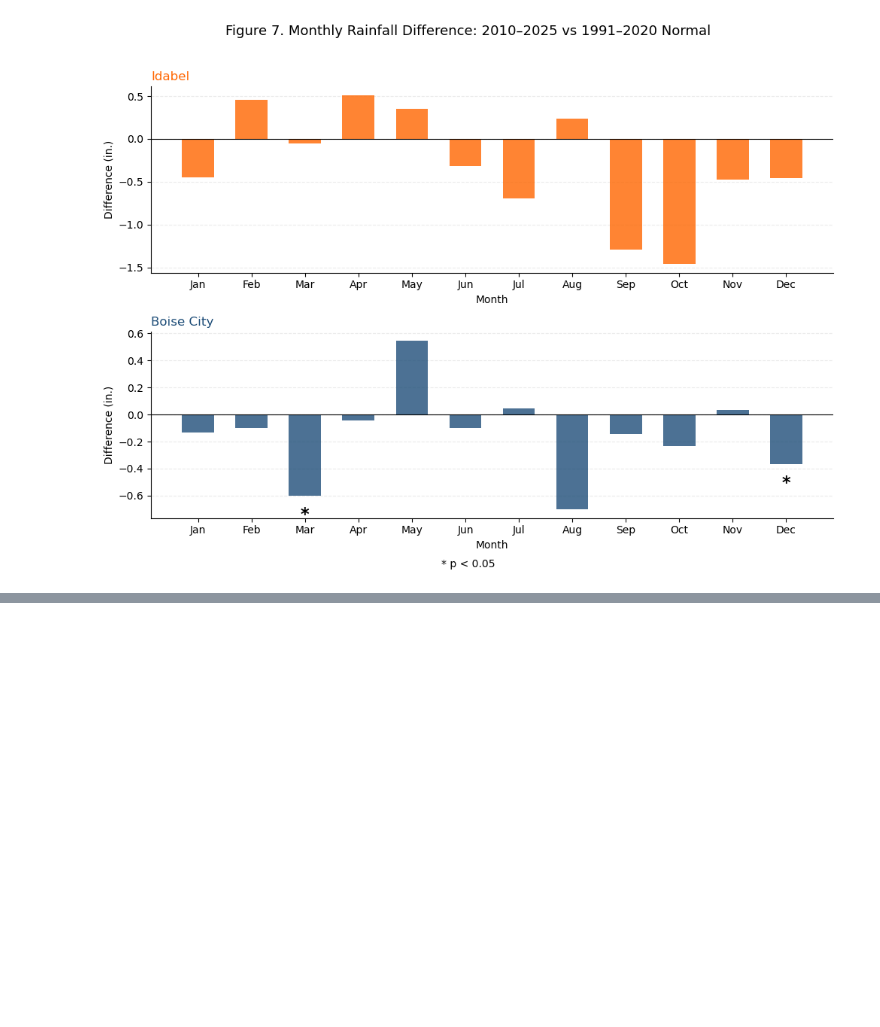
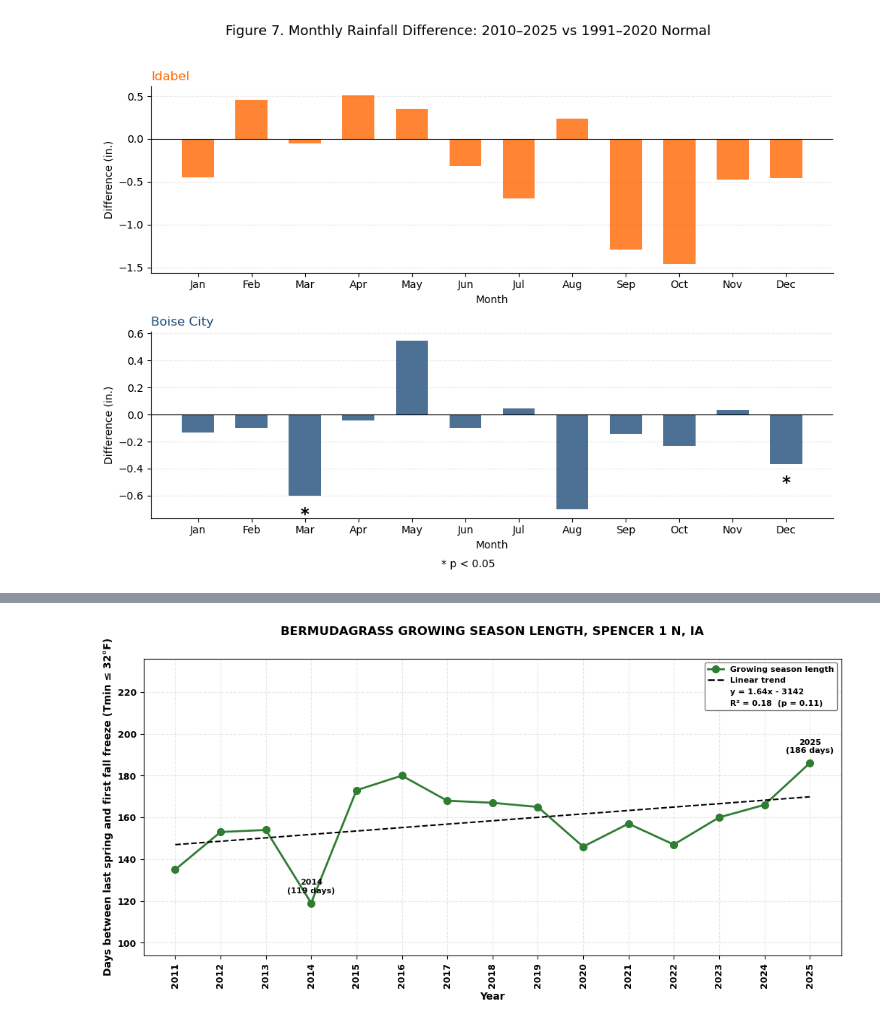
Before and after one commit to damponsah20/FS, a Jupyter notebook: Fact-Sheet_codes.ipynb, the cells around one changed output, grey strips where cells are left out. Drawn from its saved outputs; the diff is of its cells as text; code cells hidden in the pictures; blank space fills up the shorter version.

```diff
--- a/Fact-Sheet_codes.ipynb
+++ b/Fact-Sheet_codes.ipynb
@@ -806,0 +1336,95 @@ Month 1991-2020 Normal 2010-2025 Average Difference p-value Significant
+# %%
+import pandas as pd
+import numpy as np
+import matplotlib.pyplot as plt
+from matplotlib.lines import Line2D
+from matplotlib.ticker import MaxNLocator
+from scipy import stats
+
+STATION = 'SPENCER 1 N, IA'
+
+# ---- Load and clean ----
+spencer = pd.read_excel('SPENCER_1N.xlsx')
+spencer.columns = spencer.columns.str.strip()   # removes hidden spaces in headers
+spencer['Date'] = pd.to_datetime(spencer['Date'])
+spencer['Year'] = spencer['Date'].dt.year
+
+# ---- Force temperature columns to numeric; show any non-numeric entries ----
+for col in ['MaxTemperature', 'MinTemperature', 'AvgTemperature']:
+    bad = spencer.loc[pd.to_numeric(spencer[col], errors='coerce').isna(), col]
+    if len(bad) > 0:
+        print(f'{col}: {len(bad)} non-numeric/missing entries ->', bad.unique())
+    spencer[col] = pd.to_numeric(spencer[col], errors='coerce')
+
+# "T" (trace) precipitation -> 0 (needed for later figures)
+spencer['Precipitation'] = pd.to_numeric(
+    spencer['Precipitation'].replace('T', 0), errors='coerce')
+
+# ---- Freeze dates per year (freeze = Tmin <= 32°F; summer split at July 1) ----
+rows = []
+for yr, g in spencer.groupby('Year'):
+    freezes = g.loc[g['MinTemperature'] <= 32, 'Date']
+    spring = freezes[freezes < pd.Timestamp(yr, 7, 1)]    # Jan 1 - Jun 30
+    fall = freezes[freezes >= pd.Timestamp(yr, 7, 1)]     # Jul 1 - Dec 31
+    if len(spring) == 0 or len(fall) == 0:
+        print(f'{yr}: no spring or no fall freeze found, skipped')
+        continue
+    last_spring, first_fall = spring.max(), fall.min()
+    rows.append({'Year': yr,
+                 'LastSpringFreeze': last_spring,
+                 'FirstFallFreeze': first_fall,
+                 'SpringDOY': last_spring.dayofyear,
+                 'FallDOY': first_fall.dayofyear,
+                 'SeasonLength': (first_fall - last_spring).days})
+fz = pd.DataFrame(rows).set_index('Year')
+print(fz[['LastSpringFreeze', 'FirstFallFreeze', 'SeasonLength']].to_string())
+
+years = fz.index.values
+
+def trend(y):
+    r = stats.linregress(years, y)
+    return r.slope, r.intercept, r.rvalue**2, r.pvalue
+
+def legend_block(ax, color, label, s, i, r2, p, fmt):
+    sign = '+' if i >= 0 else '-'
+    handles = [Line2D([], [], color=color, marker='o', lw=2, ms=7),
+               Line2D([], [], color='black', ls='--', lw=1.8),
+               Line2D([], [], ls='None'), Line2D([], [], ls='None')]
+    labels = [label, 'Linear trend',
+              f'y = {s:.2f}x {sign} {abs(i):{fmt}}',
+              f'R² = {r2:.2f}  (p = {p:.2f})']
+    ax.legend(handles, labels, loc='upper right', frameon=True, framealpha=1,
+              edgecolor='gray', prop={'weight': 'bold', 'size': 8})
+
+def bold_ticks(ax):
+    for lbl in ax.get_xticklabels() + ax.get_yticklabels():
+        lbl.set_fontweight('bold')
+        lbl.set_fontsize(9)
+
+# =====================  FIGURE 3: growing season length  =====================
+length = fz['SeasonLength'].values
+s, i, r2, p = trend(length)
+
+fig, ax = plt.subplots(figsize=(10.5, 5.5), facecolor='white')
+ax.plot(years, length, 'o-', color='#2e7d32', lw=2, ms=7)
+ax.plot(years, s*years + i, '--', color='black', lw=1.5)
+
+# Label the longest and shortest seasons
+for y, c in [(years[length.argmax()], length.max()), (years[length.argmin()], length.min())]:
+    ax.annotate(f'{y}\n({c} days)', (y, c), textcoords='offset points',
+                xytext=(0, 10), ha='center', fontsize=8, fontweight='bold')
+
+legend_block(ax, '#2e7d32', 'Growing season length', s, i, r2, p, '.0f')
+ax.set_xlabel('Year', fontweight='bold')
+ax.set_ylabel('Days between last spring and first fall freeze (Tmin ≤ 32°F)', fontweight='bold')
+ax.set_title(f'BERMUDAGRASS GROWING SEASON LENGTH, {STATION}',
+             fontweight='bold', y=1.06)
+ax.set_xticks(years)
+ax.tick_params(axis='x', rotation=90)
+ax.set_ylim(length.min() - 25, length.max() + 50)   # extra headroom for legend
+ax.grid(alpha=0.3, linestyle='--')
+bold_ticks(ax)
+fig.tight_layout()
+fig.savefig('fig3_growing_season.png', dpi=300)
+plt.show()
+# %% [output]
@@ -806,0 +1450 @@ Month 1991-2020 Normal 2010-2025 Average Difference p-value Significant
+[figure, added]
```
Also changed, not shown: parts of 11 cells of this notebook.
